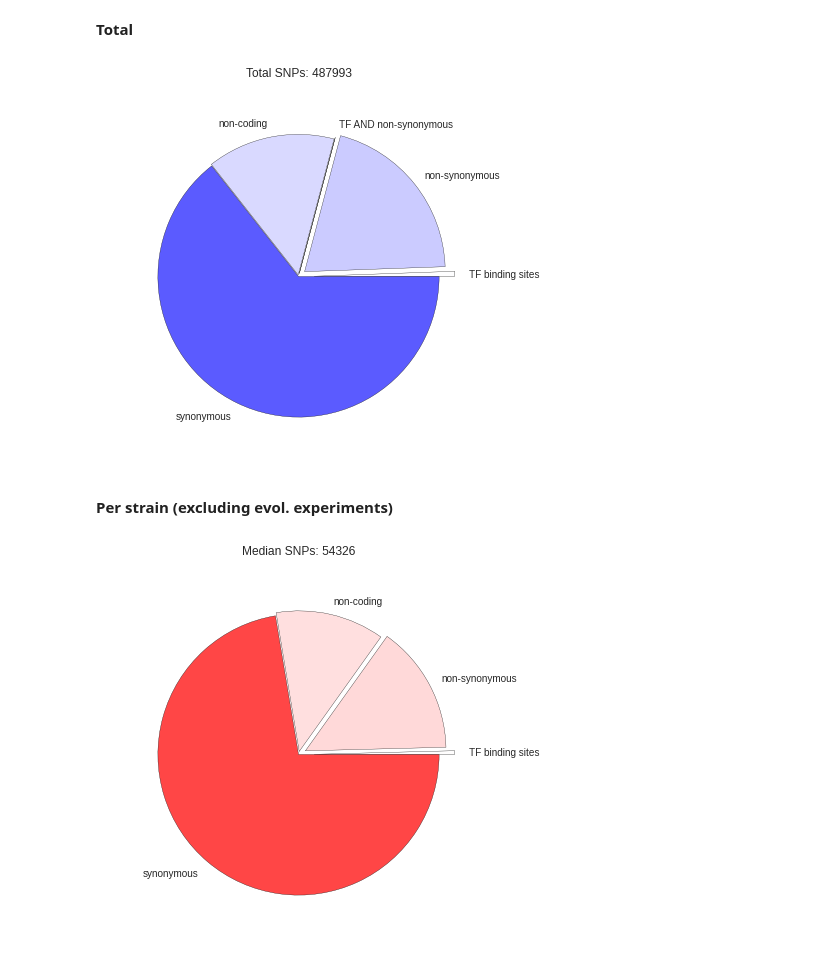
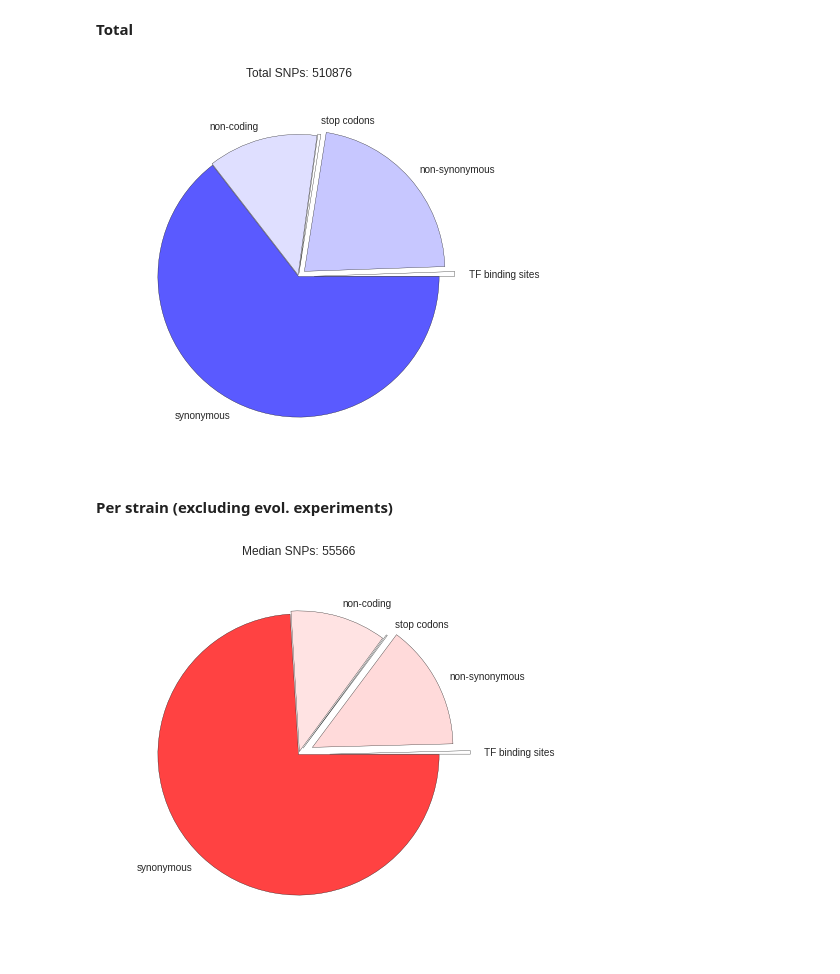
Before and after one commit to mgalardini/pangenome_variation, a Jupyter notebook: notebooks/SNPs_matrix.ipynb, the cells around one changed output. Saved outputs shown, nothing was run; the diff lists cells and outputs as text; code cells hidden in the pictures.

```diff
--- a/notebooks/SNPs_matrix.ipynb
+++ b/notebooks/SNPs_matrix.ipynb
@@ -58,10 +57,9 @@ for f in pfiles:
         continue
     if '%s.vcf'%f in os.listdir('../pout'):
         for r in vcf.Reader(open('../pout/%s.vcf'%f)):
-            if not r.is_indel:
-                pos[ (r.POS, str(r.ALT[0])) ] = pos.get((r.POS, str(r.ALT[0])),
+            pos[ (r.POS, str(r.ALT[0])) ] = pos.get((r.POS, str(r.ALT[0])),
                                                         {})
-                pos[ (r.POS, str(r.ALT[0])) ][f] = 1
+            pos[ (r.POS, str(r.ALT[0])) ][f] = 1
 snps = pd.DataFrame(pos)
 # %% [output]
 [Skipped the cell's code and loaded variables snps from file '/nfs/research2/beltrao/marco/2014EColi/analysis/pangenome_variation/notebooks/SNPs_matrix.pkl'.]
@@ -429,0 +457,3 @@ p-value: 5.40e-33
+# %%
+# Missing values mean that SNP is not there
+snps_stop.replace(np.nan, 0, regex=True, inplace=True)
@@ -500,13 +569,13 @@ SNPs breakdown
 # %% [markdown]
 **Total**
 # %%
-nonsyn_tfbs = len(set(snps_tfbs.columns).intersection(set(snps_nonsyn.columns)))
-nonsyn = len(set(snps_nonsyn.columns) - set(snps_tfbs.columns))
-tfbs = len(set(snps_tfbs.columns) - set(snps_nonsyn.columns))
-other = set(snps.columns) - set(snps_nonsyn.columns) - set(snps_tfbs.columns)
+nonsyn = len(set(snps_nonsyn.columns))
+tfbs = len(set(snps_tfbs.columns))
+stop = len(set(snps_stop.columns))
+other = set(snps.columns) - set(snps_nonsyn.columns) - set(snps_tfbs.columns) - set(snps_stop.columns)
 synonymous = len({x for x in other if dcoding[x[0]] is True})
 non_coding = len({x for x in other if dcoding[x[0]] is False})
-total = tfbs + nonsyn + nonsyn_tfbs + len(other)
+total = tfbs + nonsyn + stop + len(other)
 # %%
 plt.figure(figsize=(7, 7))
 
@@ -514,24 +583,24 @@ def my_autopct(pct):
     val=int(pct*total/100.0)
     return '{v:d}'.format(v=val)
 
-a=plt.pie([tfbs, nonsyn, nonsyn_tfbs, non_coding, synonymous],
+a=plt.pie([tfbs, nonsyn, stop, non_coding, synonymous],
           labels=['TF binding sites', 'non-synonymous',
-                  'TF AND non-synonymous',
+                  'stop codons',
                   'non-coding', 'synonymous'],
       explode=[0.1, 0.05, 0.02, 0.01, 0], radius=0.9,
       colors=[(0, 0, 1, float(x)/total) for x in (tfbs, nonsyn,
-                                                  nonsyn_tfbs,
+                                                  stop,
                                                   non_coding, synonymous)],
       #autopct=my_autopct)
       )
 plt.title('Total SNPs: %d'%total)
 pass
 # %% [output]
-[figure, old version]
+[figure, new version]
 # %% [markdown]
 **Per strain (excluding evol. experiments)**
 # %%
-nonsyn_tfbs = []
+stop = []
 nonsyn = []
 tfbs = []
 other = []
@@ -543,17 +612,17 @@ for strain in snps.index:
     n = {(x[0], x[1]) for x in snps_nonsyn[snps_nonsyn == 1].loc[strain].dropna().index}
     if strain not in snps_tfbs.index:
         t = set()
-        n_t = set()
     else:
         t = {(x[0], x[1]) for x in snps_tfbs[snps_tfbs == 1].loc[strain].dropna().index}
-        n_t = n.intersection(t)
-    n = n - t
-    t = t - n
-    o = {(x[0], x[1]) for x in snps[snps == 1].loc[strain].dropna().index} - t - n
+    if strain not in snps_stop.index:
+        st = set()
+    else:
+        st = {(x[0], x[1]) for x in snps_stop[snps_stop == 1].loc[strain].dropna().index}
+    o = {(x[0], x[1]) for x in snps[snps == 1].loc[strain].dropna().index} - t - n - st
     s = {x for x in o if dcoding[x[0]] is True}
     nc = {x for x in o if dcoding[x[0]] is False}
 
-    nonsyn_tfbs.append( len(n_t) )
+    stop.append( len(st) )
     nonsyn.append( len(n) )
     tfbs.append( len(t) )
     other.append( len(o) )
@@ -562,29 +631,29 @@ for strain in snps.index:
 # %%
 plt.figure(figsize=(7, 7))
 
-n_t = np.median(nonsyn_tfbs)
+st = np.median(stop)
 n = np.median(nonsyn)
 t = np.median(tfbs)
 o = np.median(other)
 s = np.median(synonymous)
 nc = np.median(non_coding)
-total = n_t + n + t + s + nc
+total = st + n + t + s + nc
 
 def my_autopct(pct):
     val=int(pct*total/100.0)
     return '{v:d}'.format(v=val)
 
-a=plt.pie([t+n_t, n, nc, s],
-          labels=['TF binding sites', 'non-synonymous',
+a=plt.pie([t, n, st, nc, s],
+          labels=['TF binding sites', 'non-synonymous', 'stop codons',
                   'non-coding', 'synonymous'],
-      explode=[0.1, 0.05, 0.02, 0], radius=0.9,
-      colors=[(1, 0, 0, float(x)/total) for x in (t+n_t, n, nc, s)],
+      explode=[0.2, 0.1, 0.05, 0.02, 0], radius=0.9,
+      colors=[(1, 0, 0, float(x)/total) for x in (t, n, st, nc, s)],
       #autopct=my_autopct)
       )
 plt.title('Median SNPs: %d'%total)
 pass
 # %% [output]
-[figure, old version]
+[figure, new version]
 # %%
 %%cache SNPs_functional.pkl snps_functional
 # Save all "functional" SNPs
```
Also changed, not shown: parts of 12 cells of this notebook.
